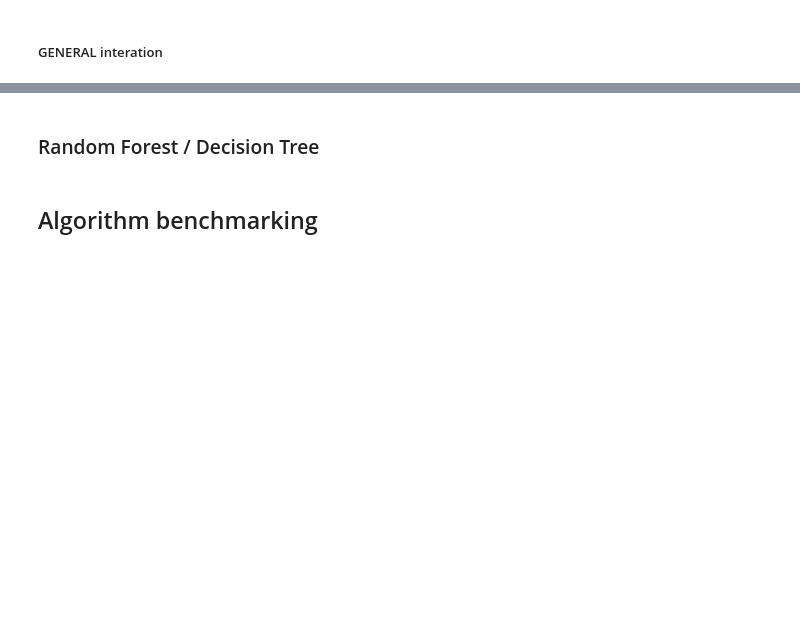
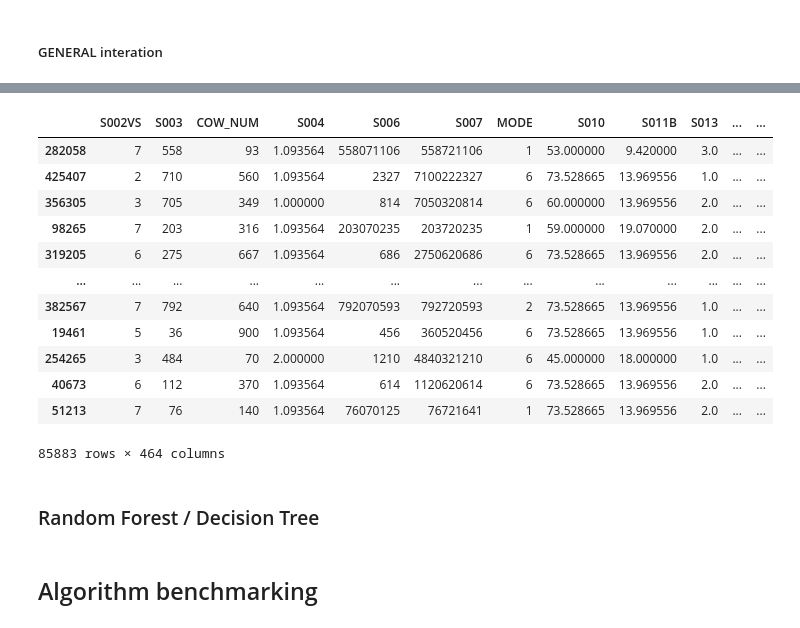
Before and after one commit to Maltouf25/Happiness-Analysis-Project, a Jupyter notebook: notebook1.ipynb, the cells around one changed output, grey strips where cells are left out. Saved outputs shown, nothing was run; the diff lists cells and outputs as text; code cells hidden in the pictures; blank space fills up the shorter version.

```diff
--- a/notebook1.ipynb
+++ b/notebook1.ipynb
@@ -172,0 +758,34 @@ df_cl.shape
+# %%
+from sklearn.model_selection import train_test_split
+from statsmodels.miscmodels.ordinal_model import OrderedModel
+from sklearn.metrics import accuracy_score
+from sklearn.feature_selection import SelectKBest, f_classif
+import numpy as np
+import pandas as pd
+
+# Prepare features and target
+X = df_pca.drop(columns=['A170'])
+y = df_pca['A170']
+
+# Split the dataset
+X_train, X_test, y_train, y_test = train_test_split(X, y, test_size=0.2, random_state=42)
+
+# Convert to float32 to reduce memory usage
+X_train = X_train.astype(np.float32)
+X_test = X_test.astype(np.float32)
+
+# Remove constant columns if any
+constant_columns = [col for col in X_train.columns if X_train[col].nunique() == 1]
+if constant_columns:
+    X_train = X_train.drop(columns=constant_columns)
+    X_test = X_test.drop(columns=constant_columns)
+    print("Dropped constant columns:", constant_columns)
+
+# Select top 10 features using ANOVA F-score
+selector = SelectKBest(score_func=f_classif, k=15)
+X_train_reduced = selector.fit_transform(X_train, y_train)
+X_test_reduced = selector.transform(X_test)
+
+# Get the names of the selected features
+selected_features = X_train.columns[selector.get_support()]
+print("Selected top 10 features:", selected_features)
@@ -173,3 +843,19 @@ df_cl.shape
+# %%
+X_test
+# %% [output]
+|  | S002VS | S003 | COW_NUM | S004 | S006 | S007 | MODE | S010 | S011B | S013 | ... | ... |
+| 282058 | 7 | 558 | 93 | 1.093564 | 558071106 | 558721106 | 1 | 53.000000 | 9.420000 | 3.0 | ... | ... |
+| 425407 | 2 | 710 | 560 | 1.093564 | 2327 | 7100222327 | 6 | 73.528665 | 13.969556 | 1.0 | ... | ... |
+| 356305 | 3 | 705 | 349 | 1.000000 | 814 | 7050320814 | 6 | 60.000000 | 13.969556 | 2.0 | ... | ... |
+| 98265 | 7 | 203 | 316 | 1.093564 | 203070235 | 203720235 | 1 | 59.000000 | 19.070000 | 2.0 | ... | ... |
+| 319205 | 6 | 275 | 667 | 1.093564 | 686 | 2750620686 | 6 | 73.528665 | 13.969556 | 2.0 | ... | ... |
+| ... | ... | ... | ... | ... | ... | ... | ... | ... | ... | ... | ... | ... |
+| 382567 | 7 | 792 | 640 | 1.093564 | 792070593 | 792720593 | 2 | 73.528665 | 13.969556 | 1.0 | ... | ... |
+| 19461 | 5 | 36 | 900 | 1.093564 | 456 | 360520456 | 6 | 73.528665 | 13.969556 | 1.0 | ... | ... |
+| 254265 | 3 | 484 | 70 | 2.000000 | 1210 | 4840321210 | 6 | 45.000000 | 18.000000 | 1.0 | ... | ... |
+| 40673 | 6 | 112 | 370 | 1.093564 | 614 | 1120620614 | 6 | 73.528665 | 13.969556 | 2.0 | ... | ... |
+| 51213 | 7 | 76 | 140 | 1.093564 | 76070125 | 76721641 | 1 | 73.528665 | 13.969556 | 2.0 | ... | ... |
+85883 rows × 464 columns
 # %% [markdown]
 ### Random Forest / Decision Tree
 # %%
```
Also changed, not shown: parts of 91 cells of this notebook, 1 other file.
